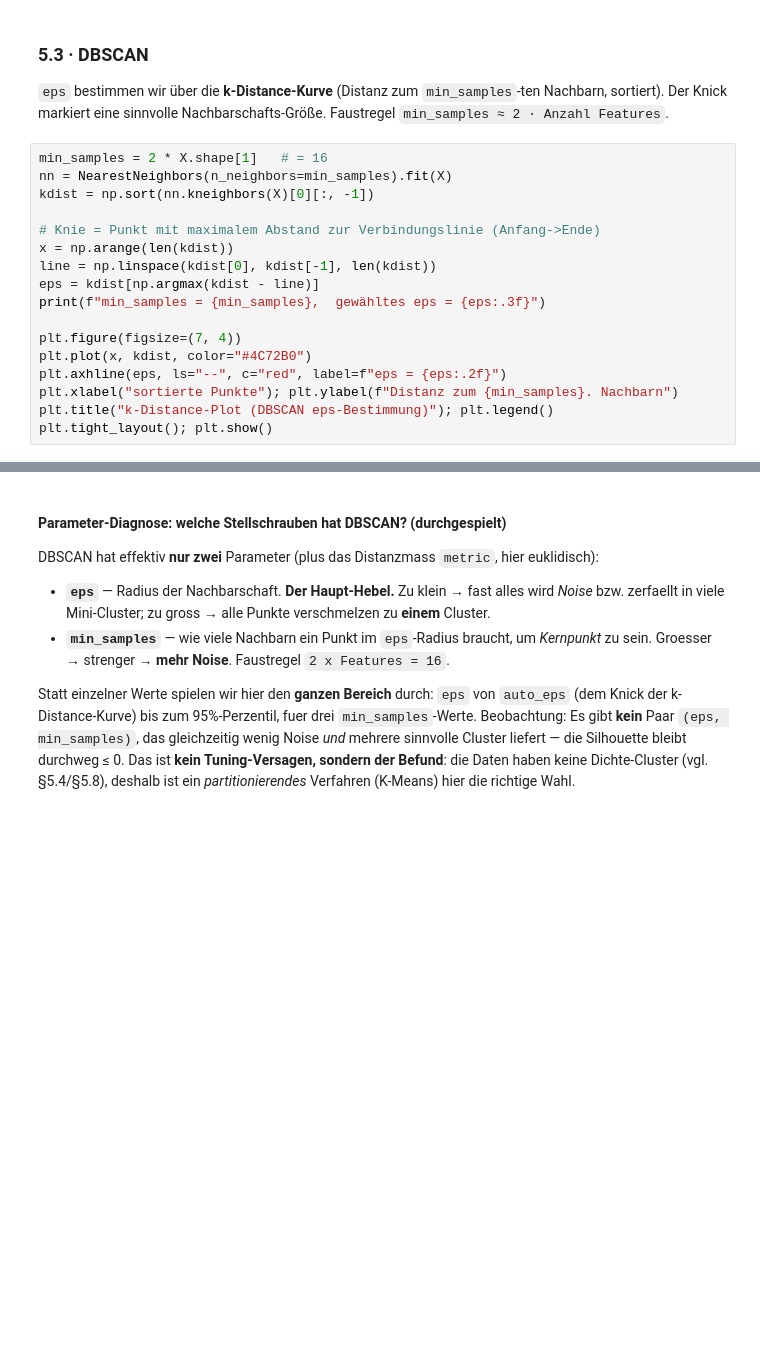
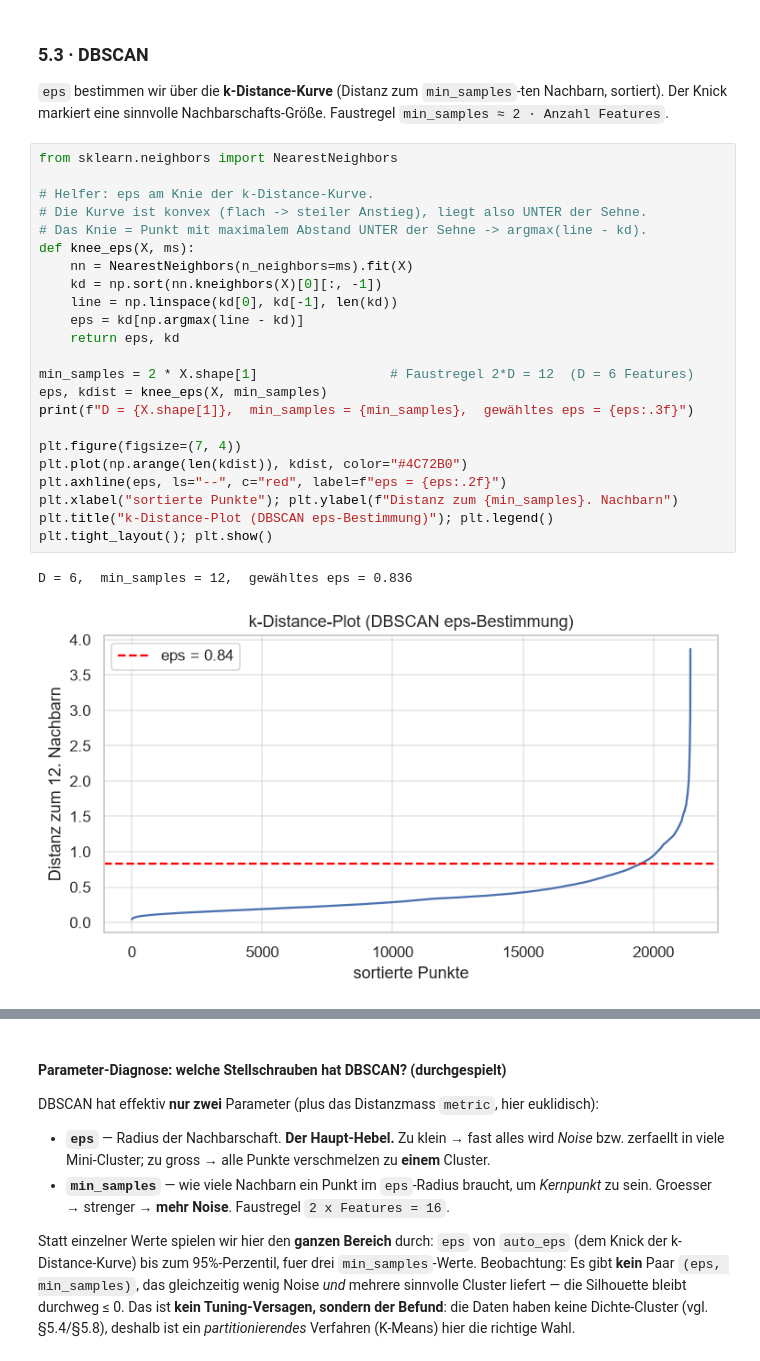
Before and after one commit to Davido2909/DDM_Meilensteine, a Jupyter notebook: Meilenstein_4/DDM_M4_Clustering.ipynb, the cells around one changed output, grey strips where cells are left out. Cells and saved outputs as stored; diff of their text form; blank space fills up the shorter version.

```diff
--- a/Meilenstein_4/DDM_M4_Clustering.ipynb
+++ b/Meilenstein_4/DDM_M4_Clustering.ipynb
@@ -341,22 +341,31 @@ plt.show()
 ### 5.3 · DBSCAN
 `eps` bestimmen wir über die **k-Distance-Kurve** (Distanz zum `min_samples`-ten Nachbarn, sortiert). Der Knick markiert eine sinnvolle Nachbarschafts-Größe. Faustregel `min_samples ≈ 2 · Anzahl Features`.
 # %%
-min_samples = 2 * X.shape[1]   # = 16
-nn = NearestNeighbors(n_neighbors=min_samples).fit(X)
-kdist = np.sort(nn.kneighbors(X)[0][:, -1])
+from sklearn.neighbors import NearestNeighbors
 
-# Knie = Punkt mit maximalem Abstand zur Verbindungslinie (Anfang->Ende)
-x = np.arange(len(kdist))
-line = np.linspace(kdist[0], kdist[-1], len(kdist))
-eps = kdist[np.argmax(kdist - line)]
-print(f"min_samples = {min_samples},  gewähltes eps = {eps:.3f}")
+# Helfer: eps am Knie der k-Distance-Kurve.
+# Die Kurve ist konvex (flach -> steiler Anstieg), liegt also UNTER der Sehne.
+# Das Knie = Punkt mit maximalem Abstand UNTER der Sehne -> argmax(line - kd).
+def knee_eps(X, ms):
+    nn = NearestNeighbors(n_neighbors=ms).fit(X)
+    kd = np.sort(nn.kneighbors(X)[0][:, -1])
+    line = np.linspace(kd[0], kd[-1], len(kd))
+    eps = kd[np.argmax(line - kd)]
+    return eps, kd
+
+min_samples = 2 * X.shape[1]                 # Faustregel 2*D = 12  (D = 6 Features)
+eps, kdist = knee_eps(X, min_samples)
+print(f"D = {X.shape[1]},  min_samples = {min_samples},  gewähltes eps = {eps:.3f}")
 
 plt.figure(figsize=(7, 4))
-plt.plot(x, kdist, color="#4C72B0")
+plt.plot(np.arange(len(kdist)), kdist, color="#4C72B0")
 plt.axhline(eps, ls="--", c="red", label=f"eps = {eps:.2f}")
 plt.xlabel("sortierte Punkte"); plt.ylabel(f"Distanz zum {min_samples}. Nachbarn")
 plt.title("k-Distance-Plot (DBSCAN eps-Bestimmung)"); plt.legend()
 plt.tight_layout(); plt.show()
+# %% [output]
+D = 6,  min_samples = 12,  gewähltes eps = 0.836
+[figure, added]
 # %%
 db = DBSCAN(eps=eps, min_samples=min_samples).fit(X)
 labels_db = evaluate("DBSCAN", db.labels_)
```
Also changed, not shown: parts of 5 cells of this notebook.
